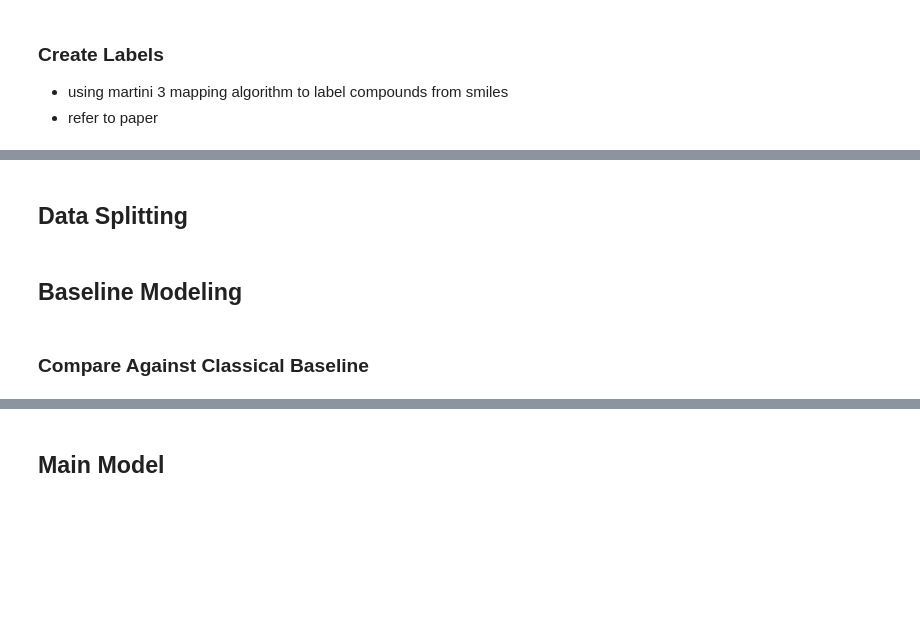
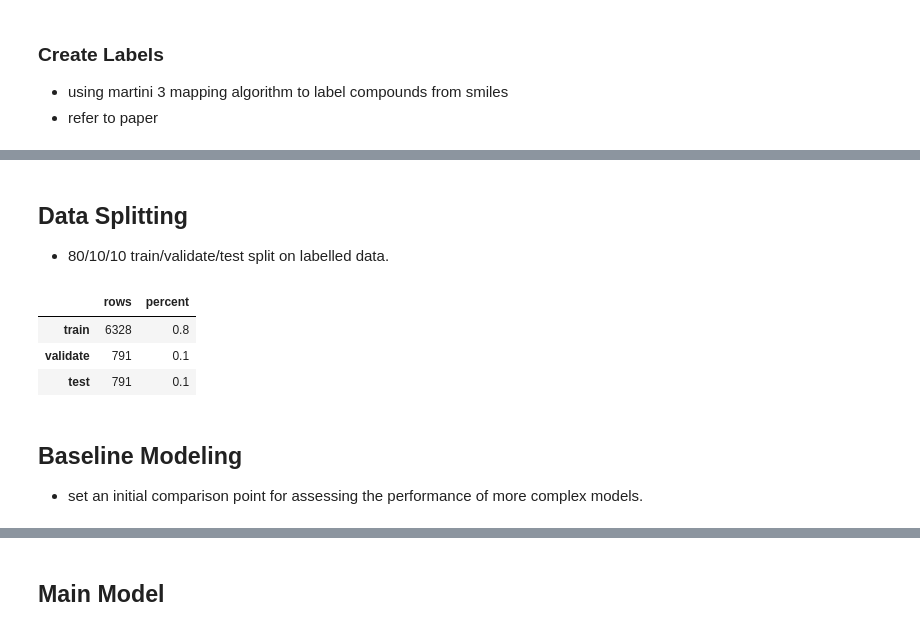
Before and after one commit to m-malik622/Organic-Compound-Classifier, a Jupyter notebook: notebooks/train_model.ipynb, the cells around one changed output, grey strips where cells are left out. Saved outputs shown, nothing was run; the diff lists cells and outputs as text; code cells hidden in the pictures; blank space fills up the shorter version.

```diff
--- a/notebooks/train_model.ipynb
+++ b/notebooks/train_model.ipynb
@@ -157,6 +224,34 @@ labelled_df  = pd.read_csv("data/IR spectroscopy data/Labelled_SMILES_IR_Spectro
 # %% [markdown]
 ## Data Splitting
+* 80/10/10 train/validate/test split on labelled data.
+# %%
+RANDOM_STATE_SEED = 42
+
+labeled_df = labelled_df.copy()
+shuffled_labeled_df = labeled_df.sample(frac=1, random_state=RANDOM_STATE_SEED).reset_index(drop=True)
+
+train_end = int(0.8 * len(shuffled_labeled_df))
+validate_end = int(0.9 * len(shuffled_labeled_df))
+
+train_df = shuffled_labeled_df.iloc[:train_end].copy()
+validate_df = shuffled_labeled_df.iloc[train_end:validate_end].copy()
+test_df = shuffled_labeled_df.iloc[validate_end:].copy()
+
+split_counts = pd.Series(
+    {
+        "train": len(train_df),
+        "validate": len(validate_df),
+        "test": len(test_df),
+    },
+    name="rows",
+)
+split_counts.to_frame().assign(percent=lambda df: df["rows"] / len(labeled_df))
+# %% [output]
+|  | rows | percent |
+| train | 6328 | 0.8 |
+| validate | 791 | 0.1 |
+| test | 791 | 0.1 |
 # %% [markdown]
 ## Baseline Modeling
+
+* set an initial comparison point for assessing the performance of more complex models.
-# %% [markdown]
-### Compare Against Classical Baseline
```
Also changed, not shown: parts of 12 cells of this notebook, 1 other file.
